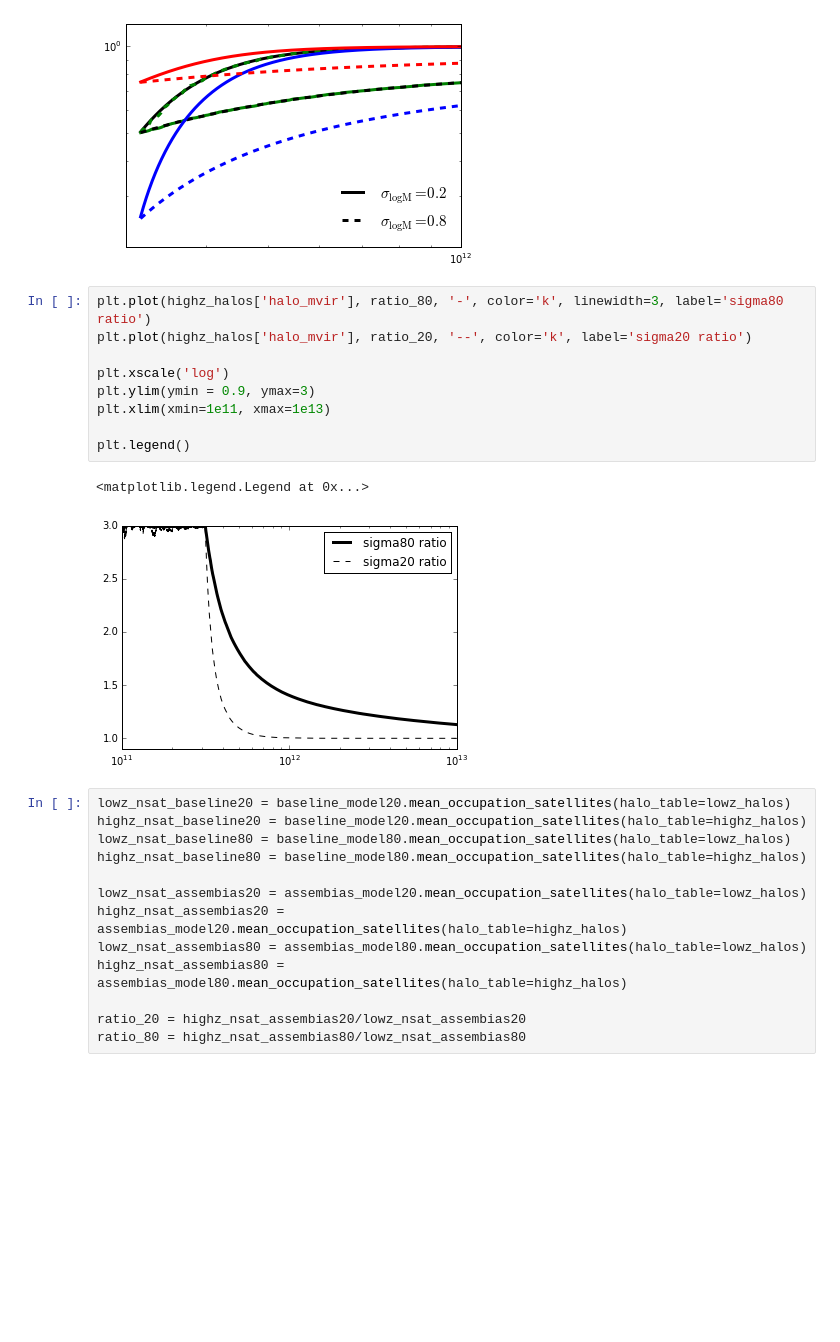
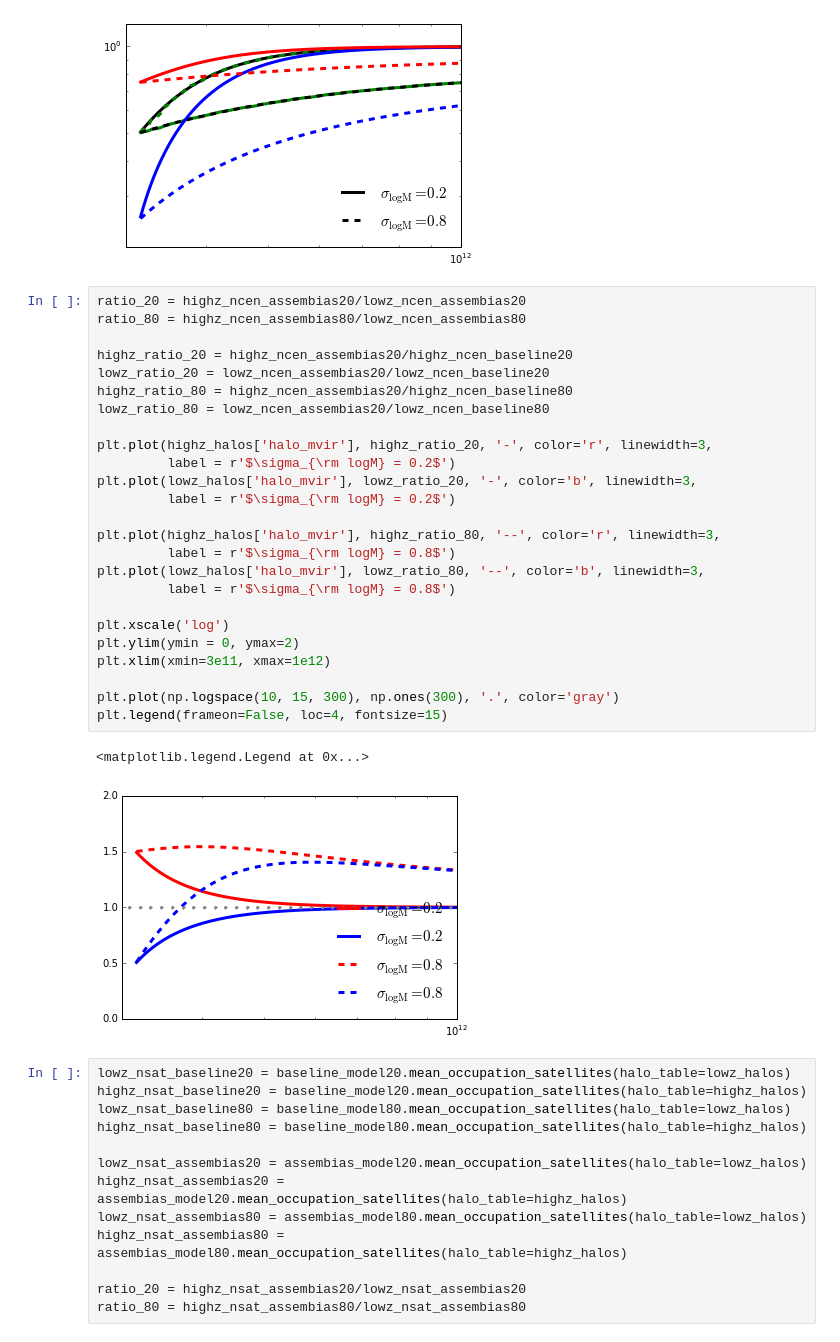
Before and after one commit to astropy/halotools, a Jupyter notebook: test_meanocc_scatter.ipynb, the cells around one changed output. Drawn from its saved outputs; the diff is of its cells as text; blank space fills up the shorter version.

Commit message:
Discovered what appears to be an interesting bug in the central occupations, revealed by the second figure in the test_meanocc_scatter notebook

```diff
--- a/test_meanocc_scatter.ipynb
+++ b/test_meanocc_scatter.ipynb
@@ -75,18 +72,34 @@ plt.legend(frameon=False, fontsize=15, loc=4)
 # %% [output]
 <matplotlib.legend.Legend at 0x...>
 [figure]
-# %%
-plt.plot(highz_halos['halo_mvir'], ratio_80, '-', color='k', linewidth=3, label='sigma80 ratio')
-plt.plot(highz_halos['halo_mvir'], ratio_20, '--', color='k', label='sigma20 ratio')
-
-plt.xscale('log')
-plt.ylim(ymin = 0.9, ymax=3)
-plt.xlim(xmin=1e11, xmax=1e13)
-
-plt.legend()
-# %% [output]
-<matplotlib.legend.Legend at 0x...>
-[figure, removed]
+# %%
+ratio_20 = highz_ncen_assembias20/lowz_ncen_assembias20
+ratio_80 = highz_ncen_assembias80/lowz_ncen_assembias80
+
+highz_ratio_20 = highz_ncen_assembias20/highz_ncen_baseline20
+lowz_ratio_20 = lowz_ncen_assembias20/lowz_ncen_baseline20
+highz_ratio_80 = highz_ncen_assembias20/highz_ncen_baseline80
+lowz_ratio_80 = lowz_ncen_assembias20/lowz_ncen_baseline80
+
+plt.plot(highz_halos['halo_mvir'], highz_ratio_20, '-', color='r', linewidth=3,
+         label = r'$\sigma_{\rm logM} = 0.2$')
+plt.plot(lowz_halos['halo_mvir'], lowz_ratio_20, '-', color='b', linewidth=3,
+         label = r'$\sigma_{\rm logM} = 0.2$')
+
+plt.plot(highz_halos['halo_mvir'], highz_ratio_80, '--', color='r', linewidth=3,
+         label = r'$\sigma_{\rm logM} = 0.8$')
+plt.plot(lowz_halos['halo_mvir'], lowz_ratio_80, '--', color='b', linewidth=3,
+         label = r'$\sigma_{\rm logM} = 0.8$')
+
+plt.xscale('log')
+plt.ylim(ymin = 0, ymax=2)
+plt.xlim(xmin=3e11, xmax=1e12)
+
+plt.plot(np.logspace(10, 15, 300), np.ones(300), '.', color='gray')
+plt.legend(frameon=False, loc=4, fontsize=15)
+# %% [output]
+<matplotlib.legend.Legend at 0x...>
+[figure, added]
 # %%
 lowz_nsat_baseline20 = baseline_model20.mean_occupation_satellites(halo_table=lowz_halos)
 highz_nsat_baseline20 = baseline_model20.mean_occupation_satellites(halo_table=highz_halos)
```
Also changed, not shown: parts of 1 cell of this notebook.
